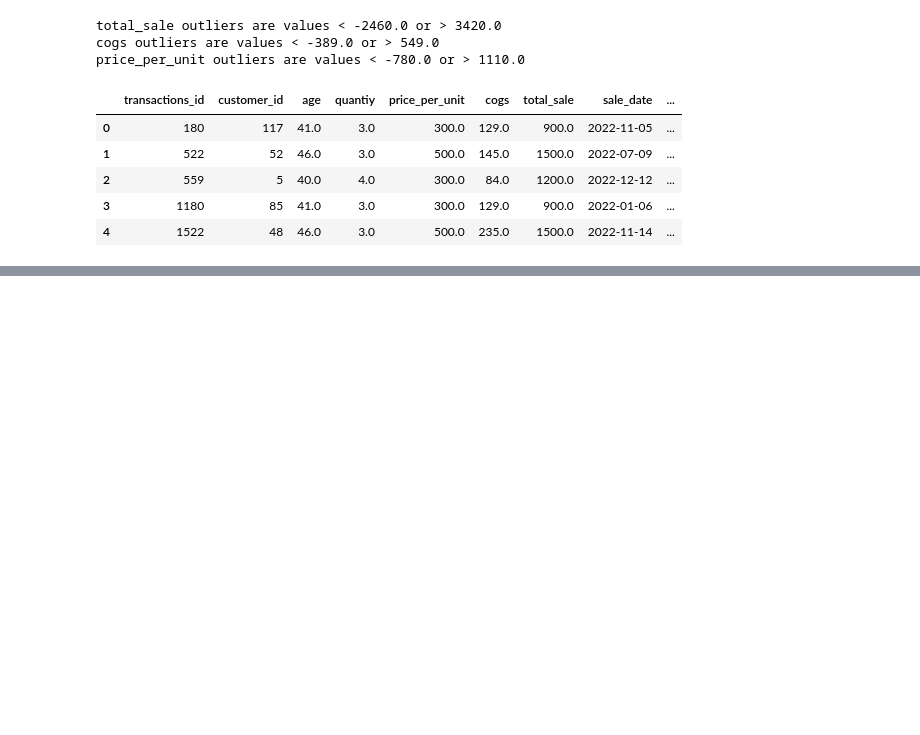
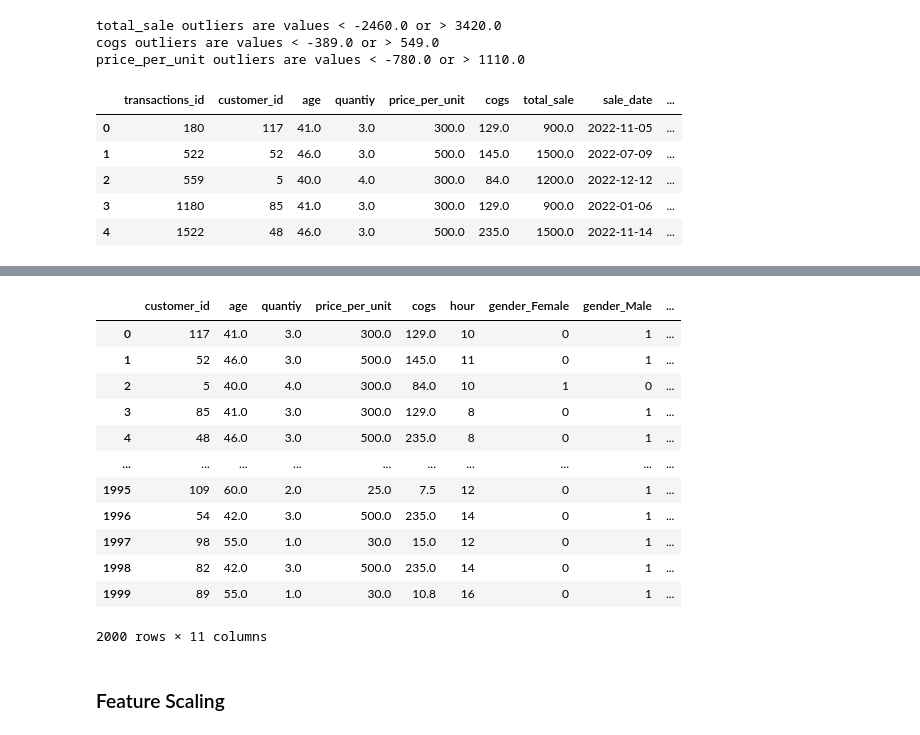
Before and after one commit to victormuuo07/Sales-Prediction-Model, a Jupyter notebook: index.ipynb, the cells around one changed output, grey strips where cells are left out. Saved outputs shown, nothing was run; the diff lists cells and outputs as text; code cells hidden in the pictures; blank space fills up the shorter version.

```diff
--- a/index.ipynb
+++ b/index.ipynb
@@ -619,0 +652,6 @@ merged_df.head()
+# %%
+merged_df.drop('month_year', axis=1, inplace=True)
+# %%
+merged_df.drop('transactions_id', axis=1, inplace=True)
+# %%
+merged_df.drop('sale_date', axis=1, inplace=True)
@@ -619,0 +660,3 @@ merged_df.head()
+# %%
+X = merged_df.drop('total_sale', axis=1)
+y = merged_df['total_sale']
@@ -619,0 +731,18 @@ merged_df.head()
+# %%
+X
+# %% [output]
+|  | customer_id | age | quantiy | price_per_unit | cogs | hour | gender_Female | gender_Male | ... |
+| 0 | 117 | 41.0 | 3.0 | 300.0 | 129.0 | 10 | 0 | 1 | ... |
+| 1 | 52 | 46.0 | 3.0 | 500.0 | 145.0 | 11 | 0 | 1 | ... |
+| 2 | 5 | 40.0 | 4.0 | 300.0 | 84.0 | 10 | 1 | 0 | ... |
+| 3 | 85 | 41.0 | 3.0 | 300.0 | 129.0 | 8 | 0 | 1 | ... |
+| 4 | 48 | 46.0 | 3.0 | 500.0 | 235.0 | 8 | 0 | 1 | ... |
+| ... | ... | ... | ... | ... | ... | ... | ... | ... | ... |
+| 1995 | 109 | 60.0 | 2.0 | 25.0 | 7.5 | 12 | 0 | 1 | ... |
+| 1996 | 54 | 42.0 | 3.0 | 500.0 | 235.0 | 14 | 0 | 1 | ... |
+| 1997 | 98 | 55.0 | 1.0 | 30.0 | 15.0 | 12 | 0 | 1 | ... |
+| 1998 | 82 | 42.0 | 3.0 | 500.0 | 235.0 | 14 | 0 | 1 | ... |
+| 1999 | 89 | 55.0 | 1.0 | 30.0 | 10.8 | 16 | 0 | 1 | ... |
+2000 rows × 11 columns
+# %% [markdown]
+### Feature Scaling
```
Also changed, not shown: parts of 15 cells of this notebook.
